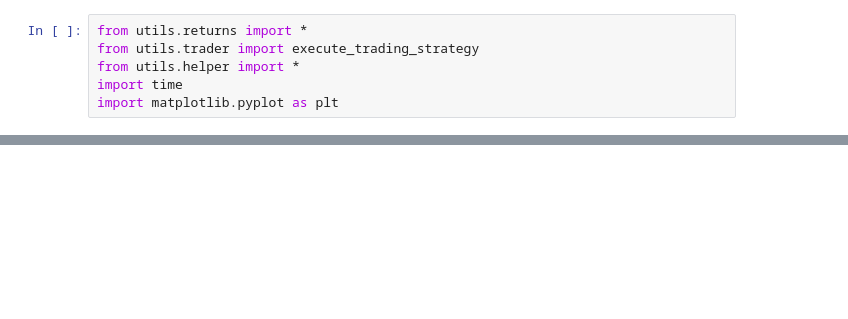
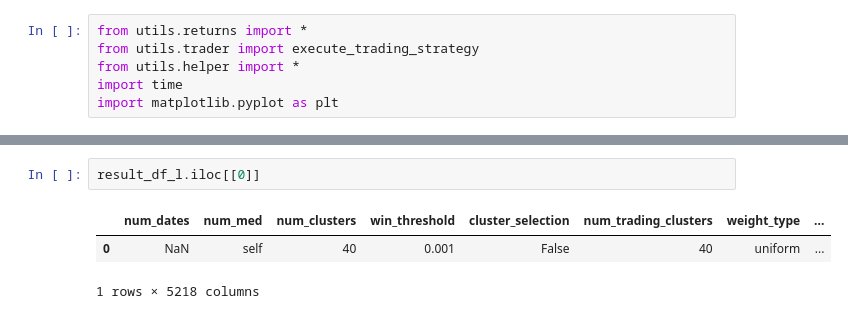
Before and after one commit to khangnguyen275/spectral_clustering_finance, a Jupyter notebook: khang.ipynb, the cells around one changed output, grey strips where cells are left out. Cells and saved outputs as stored; diff of their text form; blank space fills up the shorter version.

```diff
--- a/khang.ipynb
+++ b/khang.ipynb
@@ -65,0 +70,6 @@ print(result_df.iloc[:, :12])
+# %%
+result_df_l.iloc[[0]]
+# %% [output]
+|  | num_dates | num_med | num_clusters | win_threshold | cluster_selection | num_trading_clusters | weight_type | ... |
+| 0 | NaN | self | 40 | 0.001 | False | 40 | uniform | ... |
+1 rows × 5218 columns
```
Also changed, not shown: parts of 11 cells of this notebook, 1 other file.
